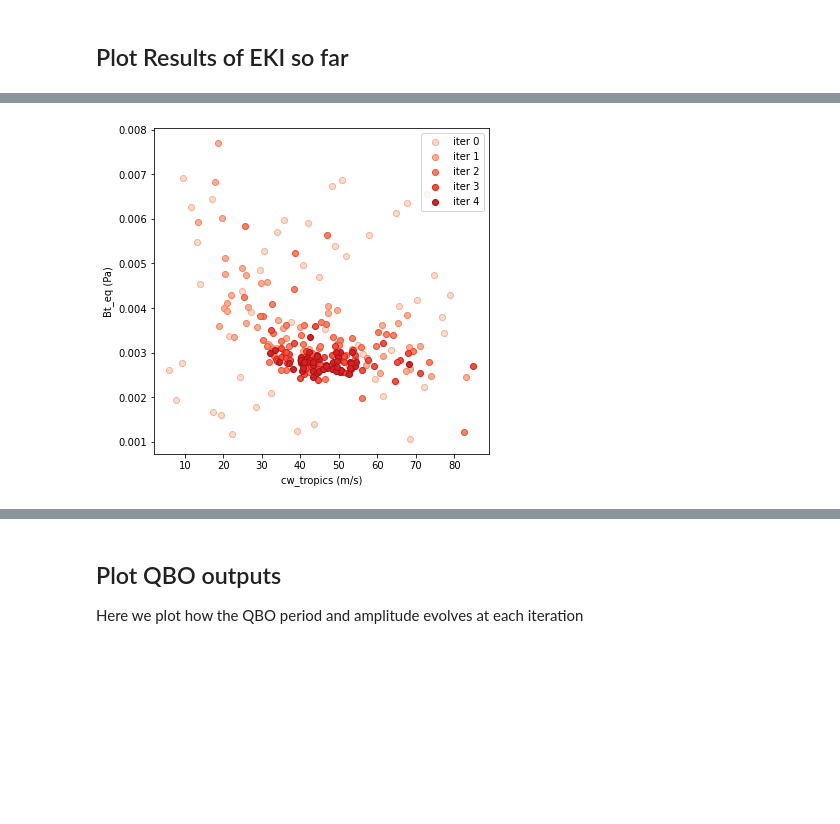
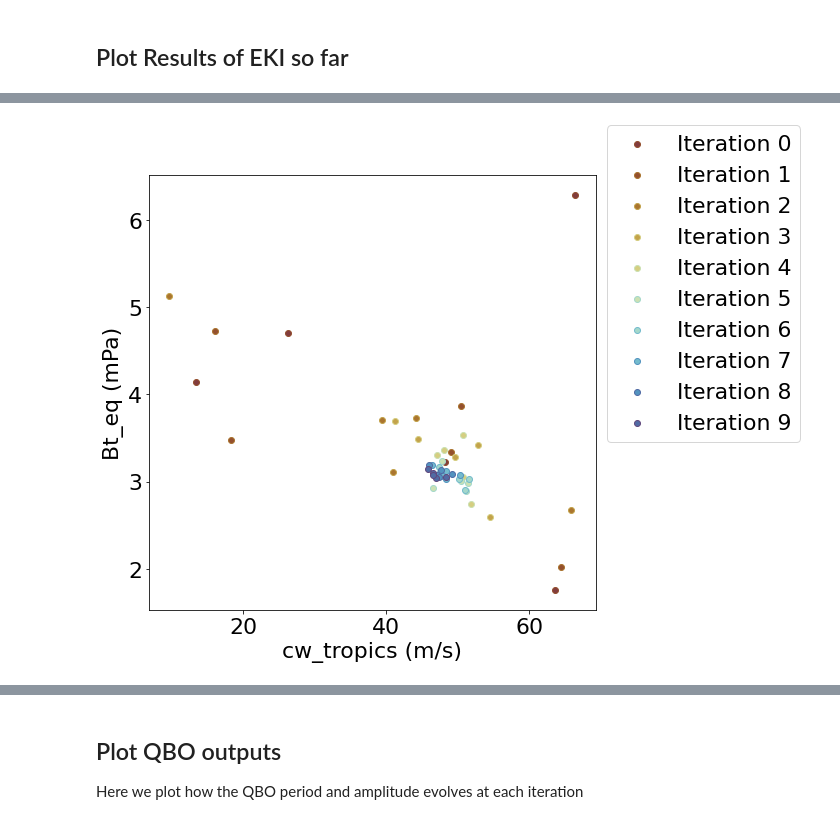
Before and after one commit to lm2612/EKI_OBS, a Jupyter notebook: jupyter_notebooks/PlotResultsPy.ipynb, the cells around one changed output, grey strips where cells are left out. Drawn from its saved outputs; the diff is of its cells as text; code cells hidden in the pictures; blank space fills up the shorter version.

```diff
--- a/jupyter_notebooks/PlotResultsPy.ipynb
+++ b/jupyter_notebooks/PlotResultsPy.ipynb
@@ -8,6 +8,8 @@ import csv
 import numpy as np
 import matplotlib.pyplot as plt
 import matplotlib
+from cmcrameri import cm
+plt.rcParams.update({'font.size': 22})
 # %% [markdown]
 ## Plot Results of EKI so far
 # %%
@@ -17,8 +28,4 @@ plotdir = f"{basedir}/PLOTS/"
 # %%
-## Create array
-n_its = 4
-N = 50
-
 params_files = [f"{basedir}/iteration_{n}/paramlist.csv" for n in range(0,n_its+1)]
 params = [np.genfromtxt(params_file, delimiter=',', skip_header=1) for params_file in params_files]
 
@@ -38,19 +45,21 @@ Here we make plots at each iteration of cw_tropics and Bt_eq
 # %%
-fig, ax = plt.subplots(1, 2, figsize=(10,6))
+fig, ax = plt.subplots(1, 2, figsize=(14,6))
+cmap = cm.romaO
+norm = matplotlib.colors.Normalize(vmin=0, vmax=N)
 
 for i in range(N):
     plt.sca(ax[0])
-    plt.plot(iter_ind, param_arr[:, i, 0], 'o-')
+    plt.plot(iter_ind, param_arr[:, i, 0], 'o-', color = cmap(norm(i)), alpha=0.5, lw=0.8)
     plt.sca(ax[1])
-    plt.plot(iter_ind, param_arr[:, i, 1], 'o-')
+    plt.plot(iter_ind, param_arr[:, i, 1]*1e3, 'o-', color = cmap(norm(i)), alpha=0.5, lw=0.8)
 
 plt.sca(ax[0])
-plt.title("Half-width phase speed")
-plt.ylabel("cw_tropics (m/s)")
-plt.xlabel("iteration")
+#plt.title("Half-width phase speed")
+plt.ylabel("$c_w$ (m/s)")
+plt.xlabel("Iteration")
 plt.sca(ax[1])
-plt.title("Gravity wave stress")
-plt.ylabel("Bt_eq (Pa)")
-plt.xlabel("iteration")
+#plt.title("Gravity wave stress")
+plt.ylabel("Bt (mPa)")
+plt.xlabel("Iteration")
 plt.savefig(f"{plotdir}/parameters_each_iteration.png")
 # %% [output]
@@ -78,13 +87,20 @@ plt.savefig(f"{plotdir}/parameters_each_iteration_points_only.png")
 # %%
-fig, ax = plt.subplots(1, 1, figsize=(6,6))
-cmap = plt.cm.Reds
+fig, ax = plt.subplots(1, 1, figsize=(10, 8))
+#cmap = plt.cm.Reds
 norm = matplotlib.colors.Normalize(vmin=-1, vmax=n_its+2)
 for i in range(n_its+1):
-    plt.scatter(param_arr[i,:,0], param_arr[i,:,1], color = cmap(norm(i)),
-                edgecolor=cmap(norm(i+1)), label=f"iter {i}")
+    plt.scatter(param_arr[i,:,0], param_arr[i,:,1]*1e3, color = cmap(norm(i)),
+                edgecolor=cmap(norm(i+1)), label=f"Iteration {i}")
 plt.xlabel("cw_tropics (m/s)")
-plt.ylabel("Bt_eq (Pa)")
-plt.legend()
+plt.ylabel("Bt_eq (mPa)")
+#plt.legend(ncol=2, fontsize=16)
+# Shrink current axis by 20%
+box = ax.get_position()
+ax.set_position([box.x0, box.y0, box.width * 0.8, box.height])
+
+# Put a legend to the right of the current axis
+ax.legend(loc='center left', bbox_to_anchor=(1, 0.75))
+
 plt.savefig(f"{plotdir}/2d_parameters_each_iteration.png")
 # %% [output]
-[figure, old version]
+[figure, new version]
```
Also changed, not shown: parts of 19 cells of this notebook, 2 other files.
